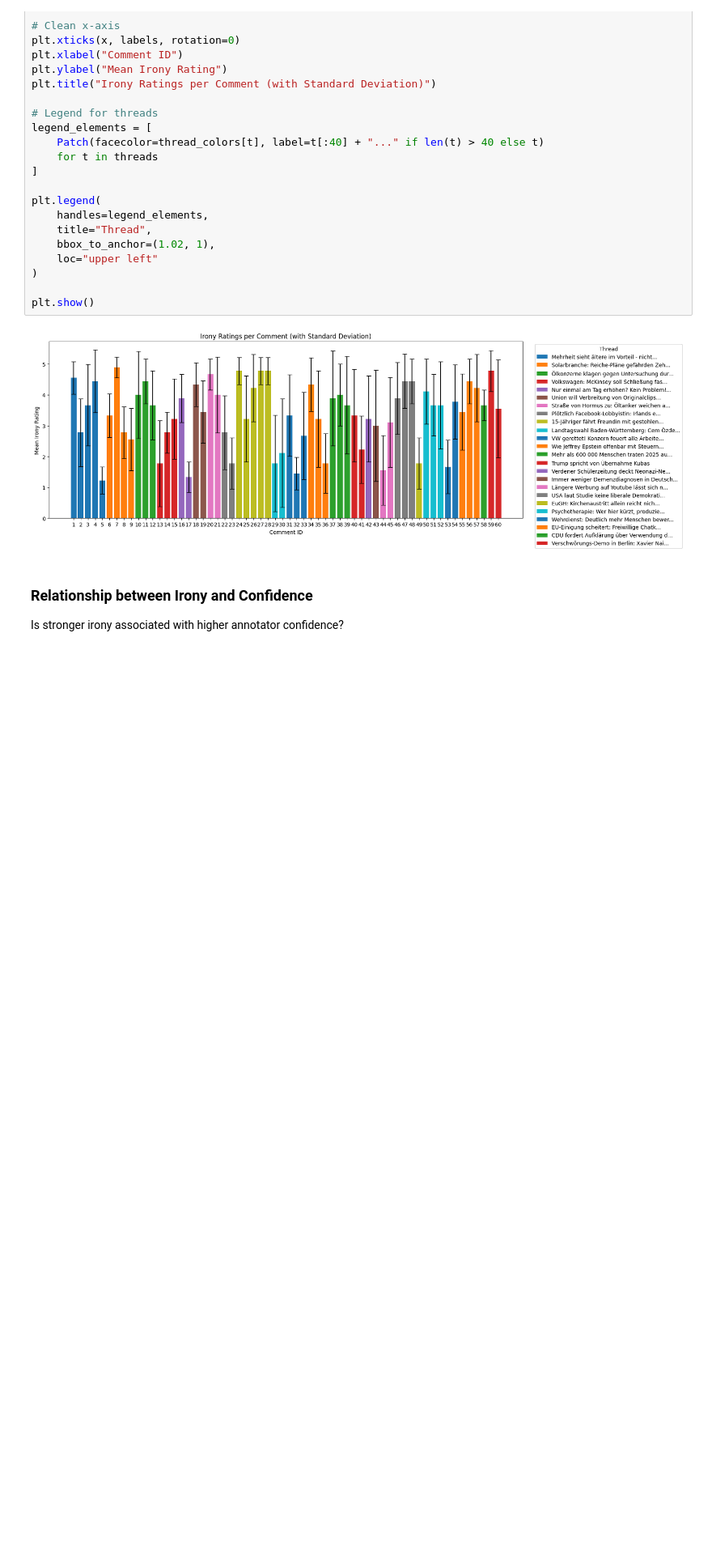
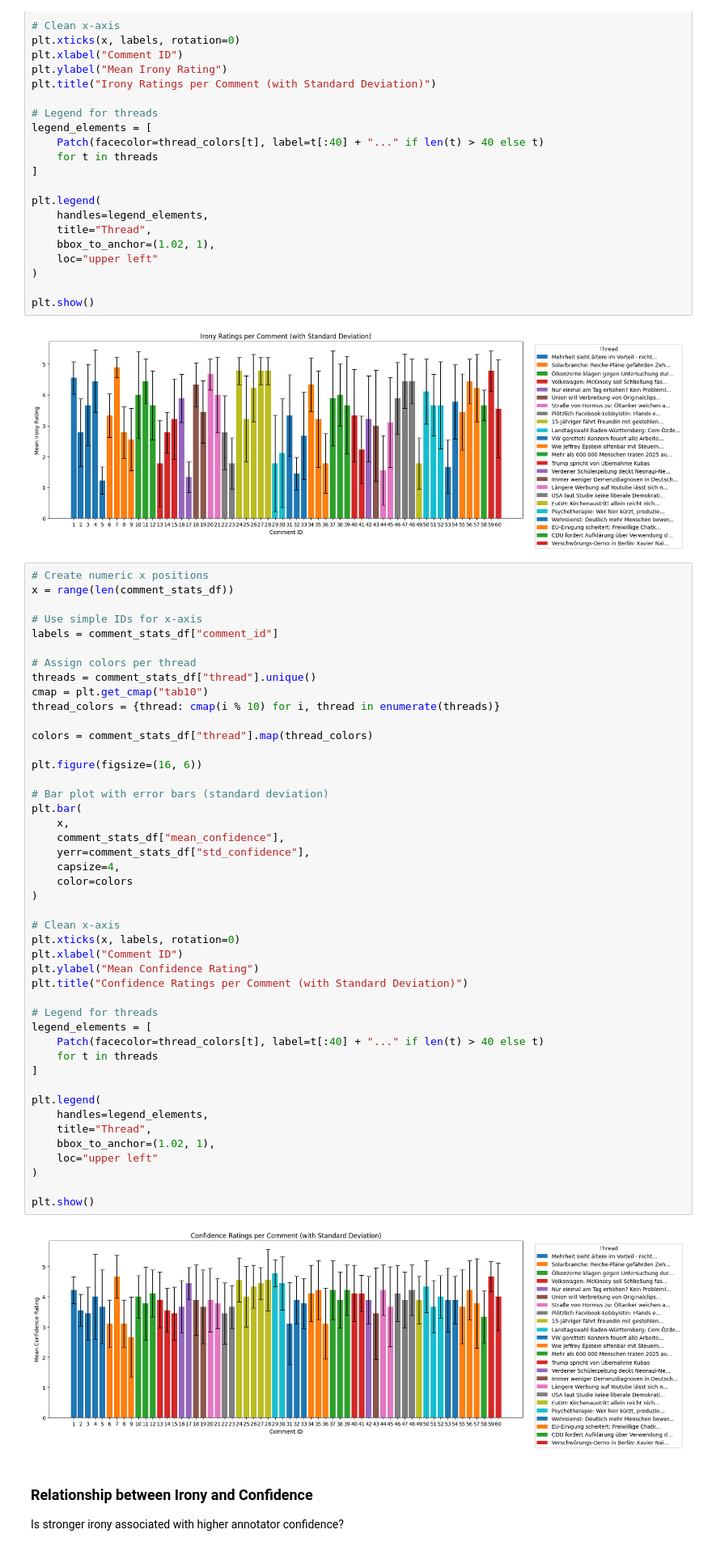
Before and after one commit to sevenbanisch/KIT-KI-Seminar, a Jupyter notebook: irony-llm/evaluate_human_annotations.ipynb, the cells around one changed output. Shown at 81% size. Drawn from its saved outputs; the diff is of its cells as text; blank space fills up the shorter version.

```diff
--- a/irony-llm/evaluate_human_annotations.ipynb
+++ b/irony-llm/evaluate_human_annotations.ipynb
@@ -195,6 +199,53 @@ plt.legend(
 plt.show()
 # %% [output]
 [figure]
+# %%
+# Create numeric x positions
+x = range(len(comment_stats_df))
+
+# Use simple IDs for x-axis
+labels = comment_stats_df["comment_id"]
+
+# Assign colors per thread
+threads = comment_stats_df["thread"].unique()
+cmap = plt.get_cmap("tab10")
+thread_colors = {thread: cmap(i % 10) for i, thread in enumerate(threads)}
+
+colors = comment_stats_df["thread"].map(thread_colors)
+
+plt.figure(figsize=(16, 6))
+
+# Bar plot with error bars (standard deviation)
+plt.bar(
+    x,
+    comment_stats_df["mean_confidence"],
+    yerr=comment_stats_df["std_confidence"],
+    capsize=4,
+    color=colors
+)
+
+# Clean x-axis
+plt.xticks(x, labels, rotation=0)
+plt.xlabel("Comment ID")
+plt.ylabel("Mean Confidence Rating")
+plt.title("Confidence Ratings per Comment (with Standard Deviation)")
+
+# Legend for threads
+legend_elements = [
+    Patch(facecolor=thread_colors[t], label=t[:40] + "..." if len(t) > 40 else t)
+    for t in threads
+]
+
+plt.legend(
+    handles=legend_elements,
+    title="Thread",
+    bbox_to_anchor=(1.02, 1),
+    loc="upper left"
+)
+
+plt.show()
+# %% [output]
+[figure, added]
 # %% [markdown]
 ### Relationship between Irony and Confidence
 Is stronger irony associated with higher annotator confidence?
```
Also changed, not shown: parts of 1 cell of this notebook, 7 other files.
